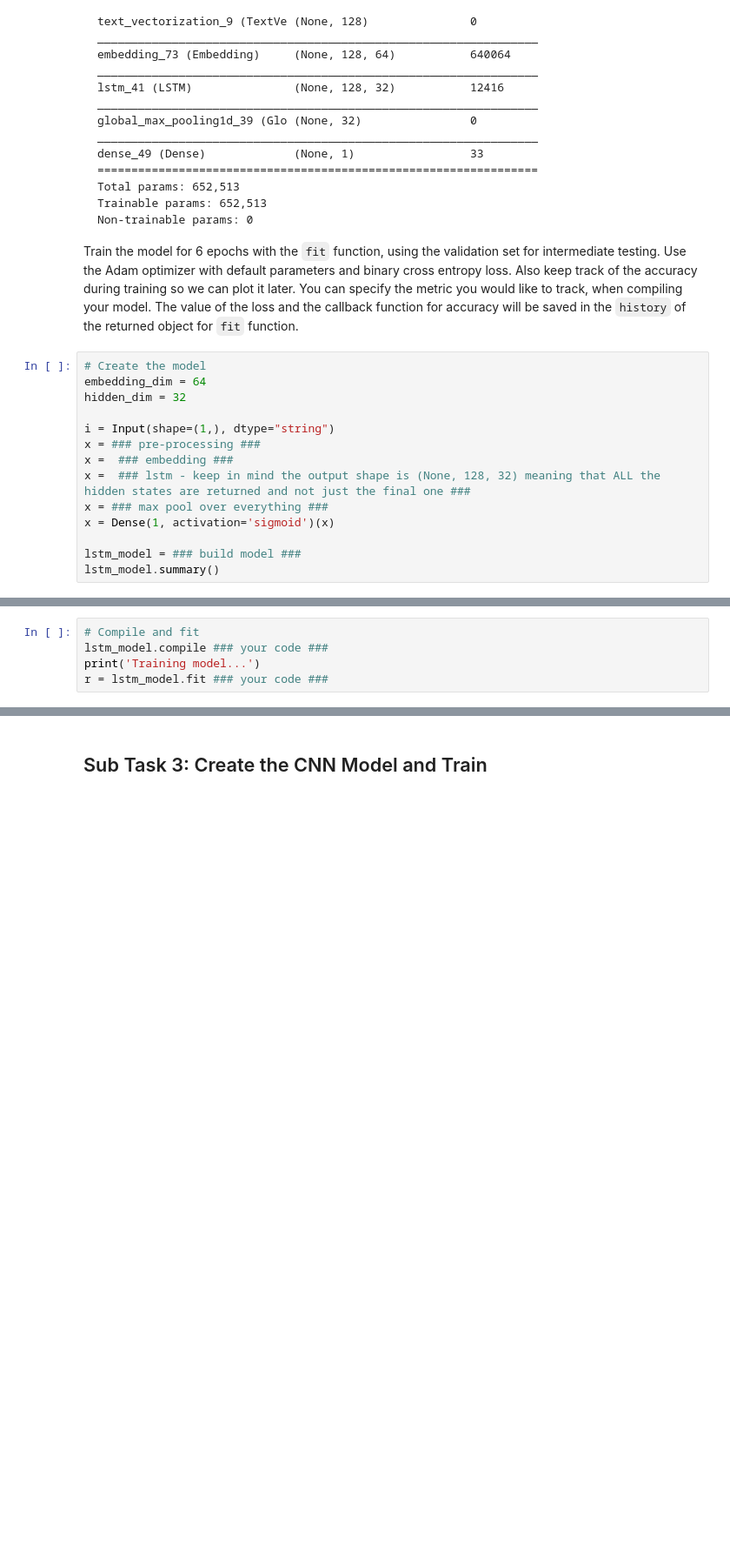
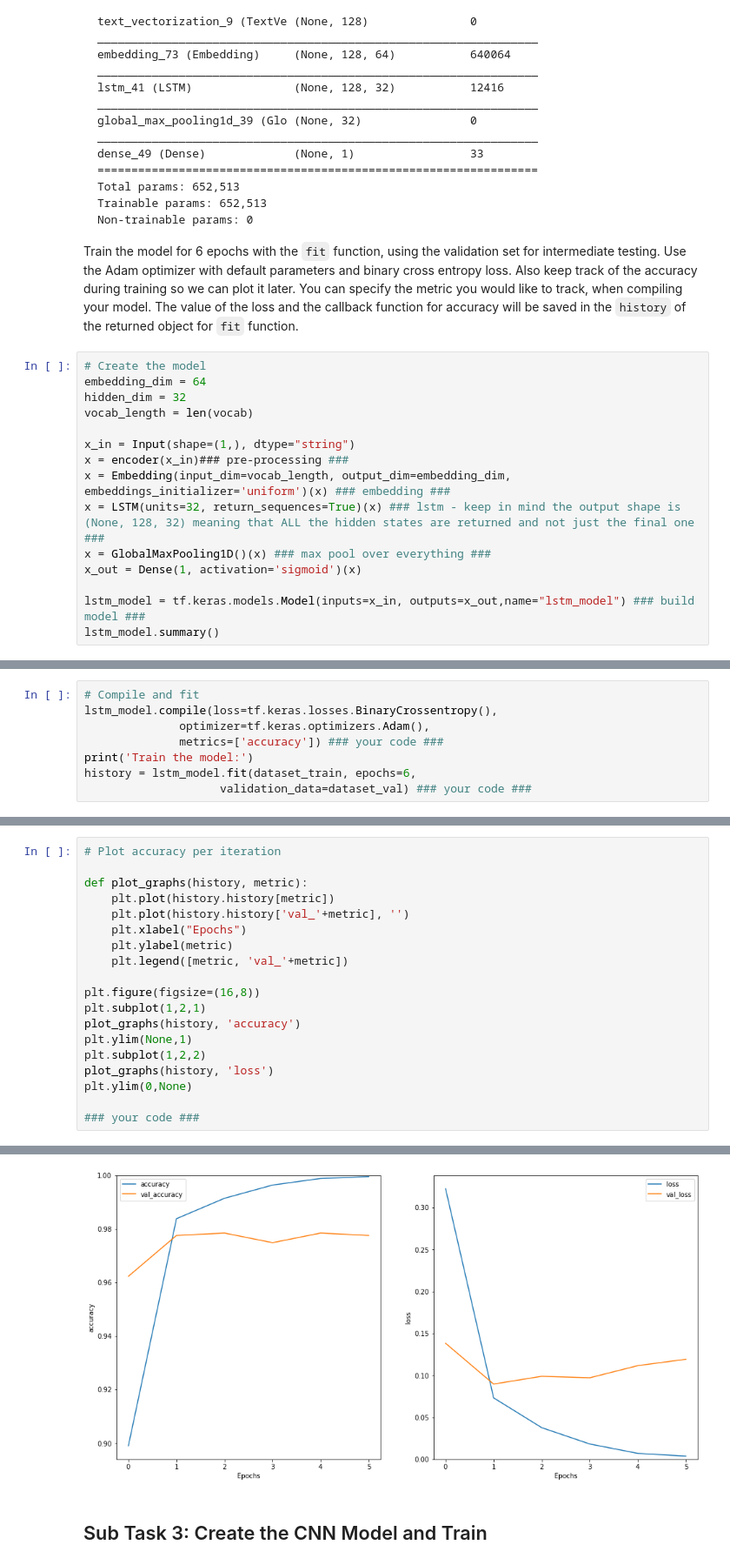
Before and after one commit to fidsusj/HateSpeechDetection, a Jupyter notebook: assignments/4/ITA_assignment_4.ipynb, the cells around one changed output, grey strips where cells are left out. Shown at 87% size. Saved outputs shown, nothing was run; the diff lists cells and outputs as text; blank space fills up the shorter version.

```diff
--- a/assignments/4/ITA_assignment_4.ipynb
+++ b/assignments/4/ITA_assignment_4.ipynb
@@ -146,13 +146,14 @@ Train the model for 6 epochs with the `fit` function, using the validation set f
 # Create the model
 embedding_dim = 64
 hidden_dim = 32
+vocab_length = len(vocab)
 
-i = Input(shape=(1,), dtype="string")
-x = ### pre-processing ###
-x =  ### embedding ###
-x =  ### lstm - keep in mind the output shape is (None, 128, 32) meaning that ALL the hidden states are returned and not just the final one ###
-x = ### max pool over everything ###
-x = Dense(1, activation='sigmoid')(x)
+x_in = Input(shape=(1,), dtype="string")
+x = encoder(x_in)### pre-processing ###
+x = Embedding(input_dim=vocab_length, output_dim=embedding_dim, embeddings_initializer='uniform')(x) ### embedding ###
+x = LSTM(units=32, return_sequences=True)(x) ### lstm - keep in mind the output shape is (None, 128, 32) meaning that ALL the hidden states are returned and not just the final one ###
+x = GlobalMaxPooling1D()(x) ### max pool over everything ###
+x_out = Dense(1, activation='sigmoid')(x)
 
-lstm_model = ### build model ###
+lstm_model = tf.keras.models.Model(inputs=x_in, outputs=x_out,name="lstm_model") ### build model ###
 lstm_model.summary()
@@ -159,5 +181,8 @@ lstm_model.summary()
 # %%
 # Compile and fit
-lstm_model.compile ### your code ###
-print('Training model...')
-r = lstm_model.fit ### your code ###
+lstm_model.compile(loss=tf.keras.losses.BinaryCrossentropy(),
+              optimizer=tf.keras.optimizers.Adam(),
+              metrics=['accuracy']) ### your code ###
+print('Train the model:')
+history = lstm_model.fit(dataset_train, epochs=6,
+                    validation_data=dataset_val) ### your code ###
@@ -171,0 +213,20 @@ r = lstm_model.fit ### your code ###
+# %%
+# Plot accuracy per iteration
+
+def plot_graphs(history, metric):
+    plt.plot(history.history[metric])
+    plt.plot(history.history['val_'+metric], '')
+    plt.xlabel("Epochs")
+    plt.ylabel(metric)
+    plt.legend([metric, 'val_'+metric])
+
+plt.figure(figsize=(16,8))
+plt.subplot(1,2,1)
+plot_graphs(history, 'accuracy')
+plt.ylim(None,1)
+plt.subplot(1,2,2)
+plot_graphs(history, 'loss')
+plt.ylim(0,None)
+
+### your code ###
+# %% [output]
@@ -172,3 +234,4 @@ r = lstm_model.fit ### your code ###
+[figure, added]
 # %% [markdown]
 ## Sub Task 3: Create the CNN Model and Train
 # %% [markdown]
```
Also changed, not shown: parts of 6 cells of this notebook.
